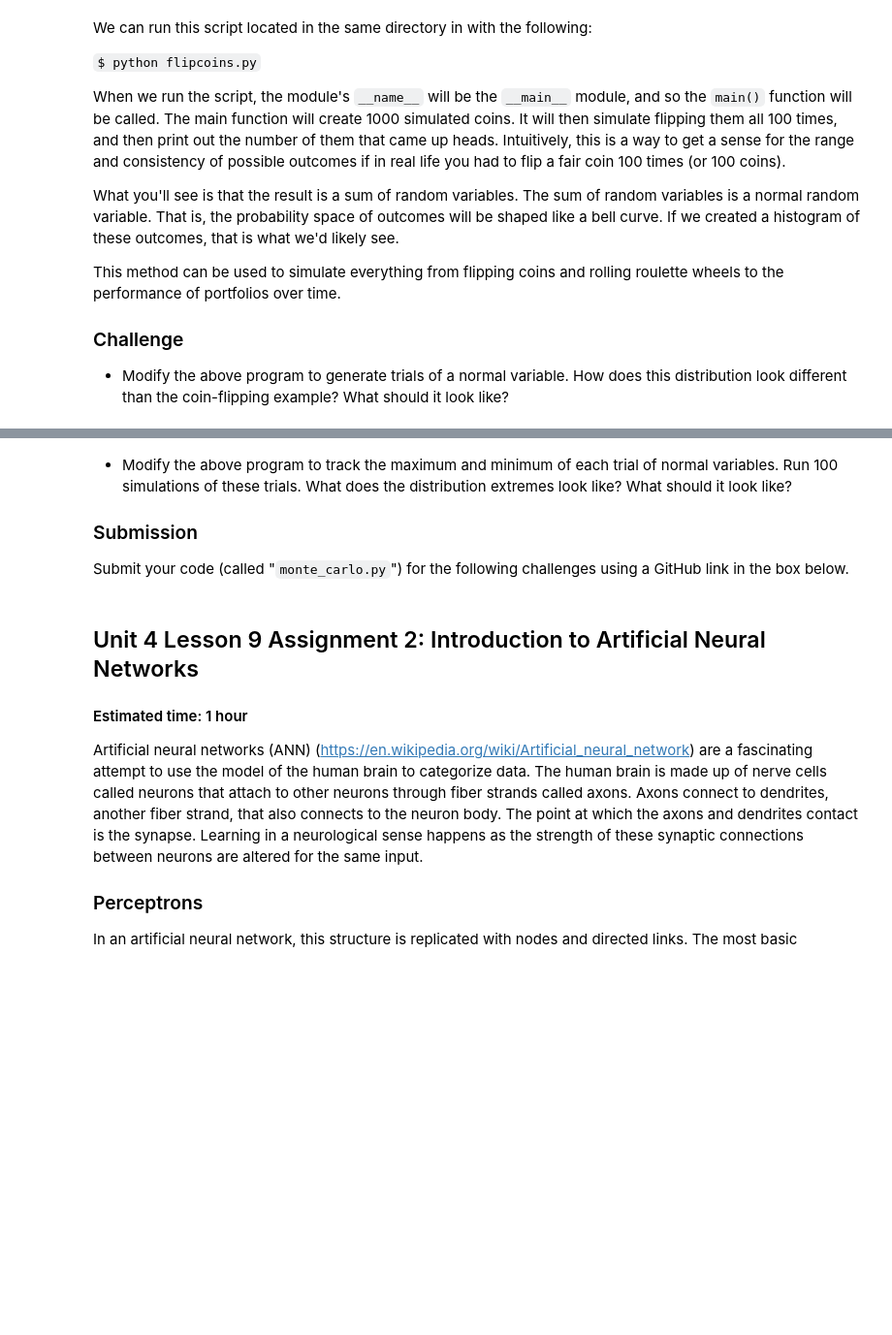
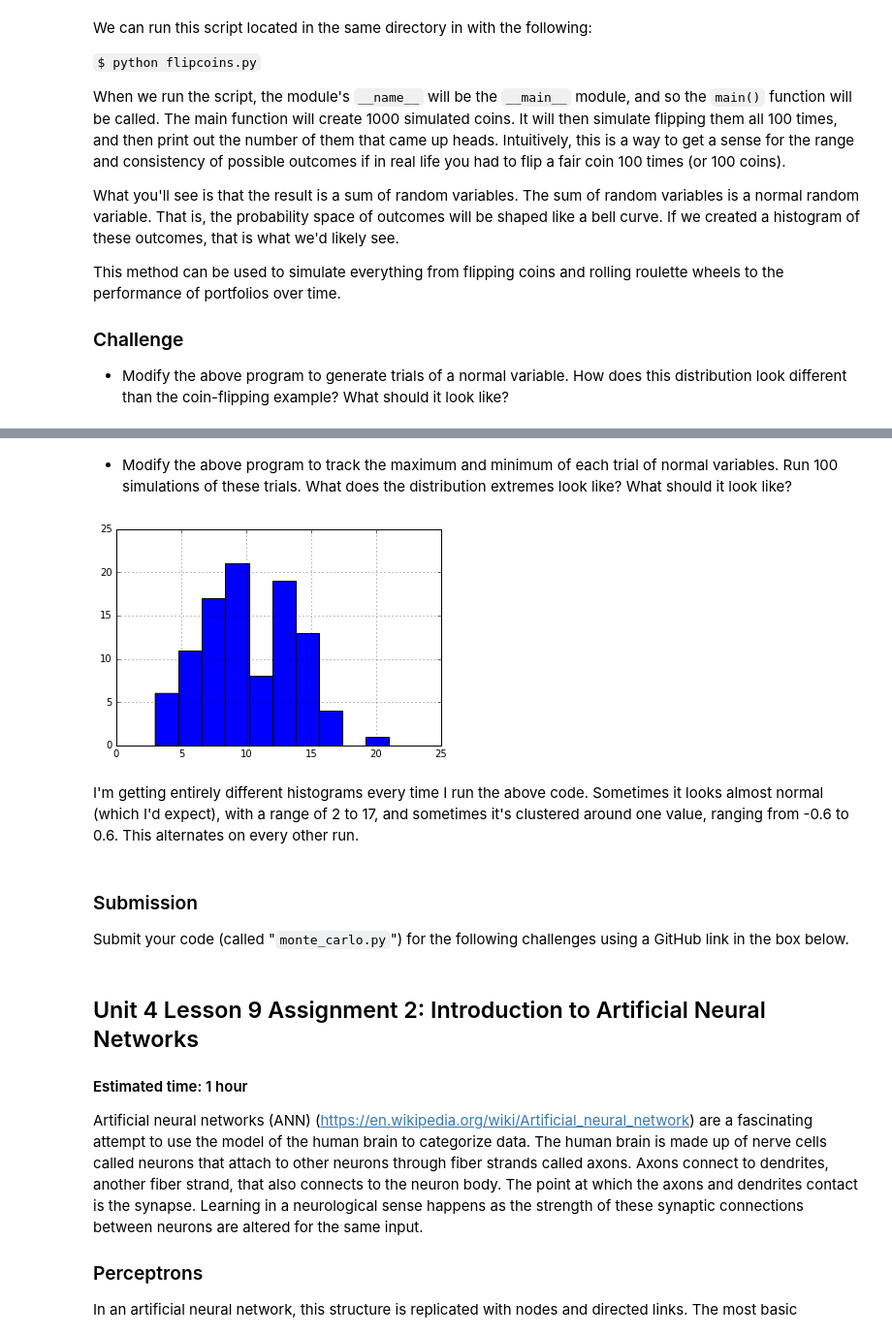
Before and after one commit to zadrozny/thinkful, a Jupyter notebook: u4_l9/u4_l9.ipynb, the cells around one changed output, grey strips where cells are left out. Shown at 97% size. Drawn from its saved outputs; the diff is of its cells as text; code cells hidden in the pictures; blank space fills up the shorter version.

Commit message:
Modified code to test extremes. Not sure it's correct.

```diff
--- a/u4_l9/u4_l9.ipynb
+++ b/u4_l9/u4_l9.ipynb
@@ -195,9 +199,67 @@ if __name__ == '__main__':
 # %% [markdown]
 * Modify the above program to track the maximum and minimum of each trial of normal variables. Run 100 simulations of these trials. What does the distribution extremes look like? What should it look like?
-
-### Submission
-
-Submit your code (called "`monte_carlo.py`") for the following challenges using a GitHub link in the box below.
+# %%
+%matplotlib inline
+import matplotlib.pyplot as plt
+import pandas as pd
+
+'''This script demonstrates simulations of coin flipping'''
+import random
+from scipy.stats import truncnorm
+
+# let's create a fair coin object that can be flipped:
+
+class Coin(object):
+    '''this is a simple fair coin, can be pseudorandomly flipped'''
+    sides = [str(int(n)) for n in list(truncnorm(a=0, b=1, scale=100).rvs(size=100))] # Mine (non-strings don't work?!)
+    last_result = None
+
+    def flip(self):
+        '''call coin.flip() to flip the coin and record it as the last result'''
+        self.last_result = result = random.choice(self.sides)
+        return result
+
+# let's create some auxilliary functions to manipulate the coins:
+
+def create_coins(number):
+    '''create a list of a number of coin objects'''
+    return [Coin() for _ in range(number)]
+
+def flip_coins(coins):
+    '''side effect function, modifies object in place, returns None'''
+    for coin in coins:
+        coin.flip()
+
+def count_heads(flipped_coins):
+    return sum((coin.last_result == '1') or (coin.last_result == '100') for coin in flipped_coins)
+
+def count_tails(flipped_coins):
+    return sum(coin.last_result == '2' for coin in flipped_coins)
+
+
+def main():
+    coins = create_coins(1000)
+    dist = []
+    for i in range(100):
+        flip_coins(coins)
+#         print(count_heads(coins))
+        n = count_heads(coins) # Mine
+        dist.append(n) # Mine
+
+    pd.Series(dist).hist() # Mine
+    plt.show()  # Mine
+
+
+if __name__ == '__main__':
+    main()
+# %% [output]
+[figure, added]
+# %% [markdown]
+I'm getting entirely different histograms every time I run the above code. Sometimes it looks almost normal (which I'd expect), with a range of 2 to 17, and sometimes it's clustered around one value, ranging from -0.6 to 0.6. This alternates on every other run.
+# %% [markdown]
+### Submission
+
+Submit your code (called "`monte_carlo.py`") for the following challenges using a GitHub link in the box below.
 # %% [markdown]
 ## Unit 4 Lesson 9 Assignment 2: Introduction to Artificial Neural Networks
 #### Estimated time: 1 hour
```
Also changed, not shown: parts of 2 cells of this notebook.
